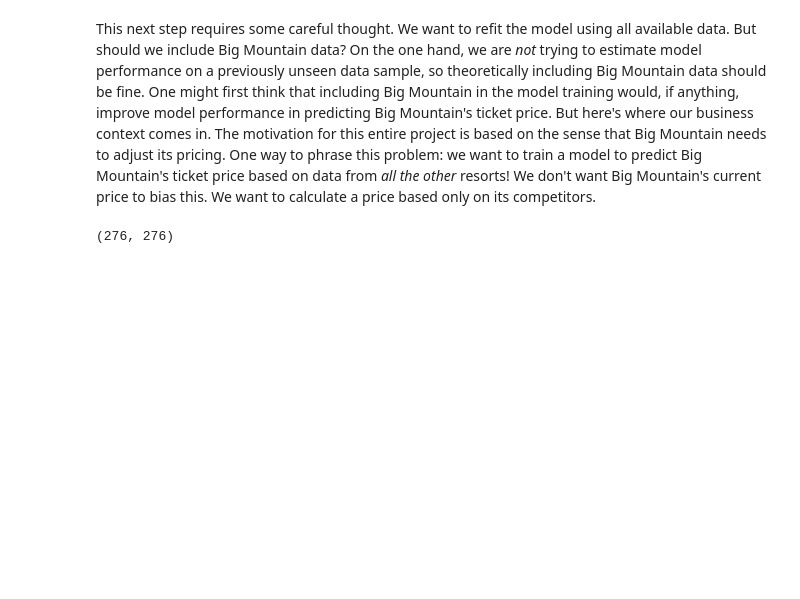
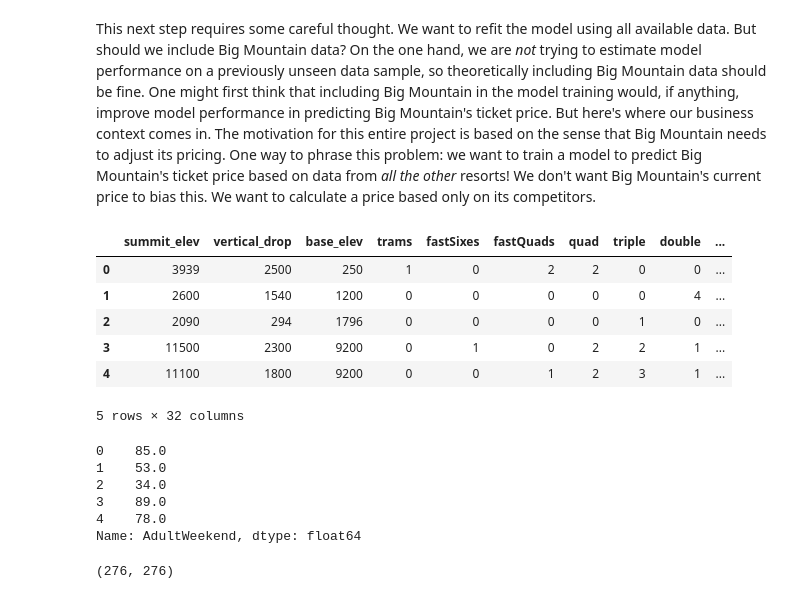
Before and after one commit to sanjaypatel16/DataScienceGCapstone, a Jupyter notebook: Notebooks/05_modeling.ipynb, the cells around one changed output. Saved outputs shown, nothing was run; the diff lists cells and outputs as text; code cells hidden in the pictures; blank space fills up the shorter version.

```diff
--- a/Notebooks/05_modeling.ipynb
+++ b/Notebooks/05_modeling.ipynb
@@ -94,6 +94,25 @@ This next step requires some careful thought. We want to refit the model using a
 # %%
 X = ski_data.loc[ski_data.Name != "Big Mountain Resort", model.X_columns]
 y = ski_data.loc[ski_data.Name != "Big Mountain Resort", 'AdultWeekend']
+# %%
+X.head()
+# %% [output]
+|  | summit_elev | vertical_drop | base_elev | trams | fastSixes | fastQuads | quad | triple | double | ... |
+| 0 | 3939 | 2500 | 250 | 1 | 0 | 2 | 2 | 0 | 0 | ... |
+| 1 | 2600 | 1540 | 1200 | 0 | 0 | 0 | 0 | 0 | 4 | ... |
+| 2 | 2090 | 294 | 1796 | 0 | 0 | 0 | 0 | 1 | 0 | ... |
+| 3 | 11500 | 2300 | 9200 | 0 | 1 | 0 | 2 | 2 | 1 | ... |
+| 4 | 11100 | 1800 | 9200 | 0 | 0 | 1 | 2 | 3 | 1 | ... |
+5 rows × 32 columns
+# %%
+y.head()
+# %% [output]
+0    85.0
+1    53.0
+2    34.0
+3    89.0
+4    78.0
+Name: AdultWeekend, dtype: float64
 # %%
 len(X), len(y)
 # %% [output]
```
Also changed, not shown: parts of 14 cells of this notebook.
